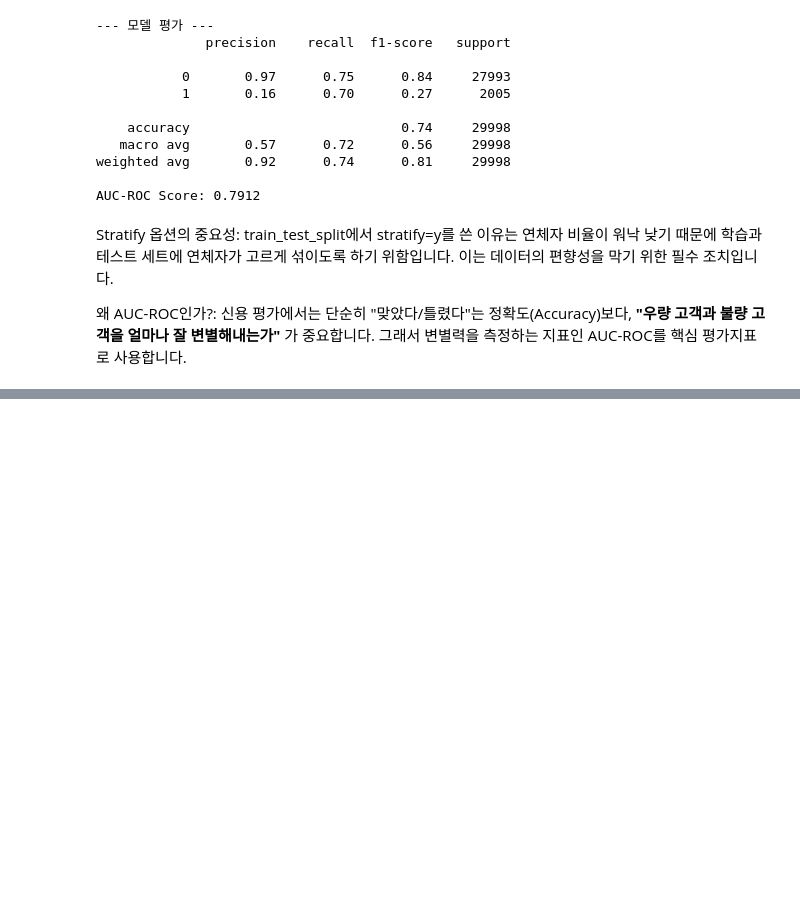
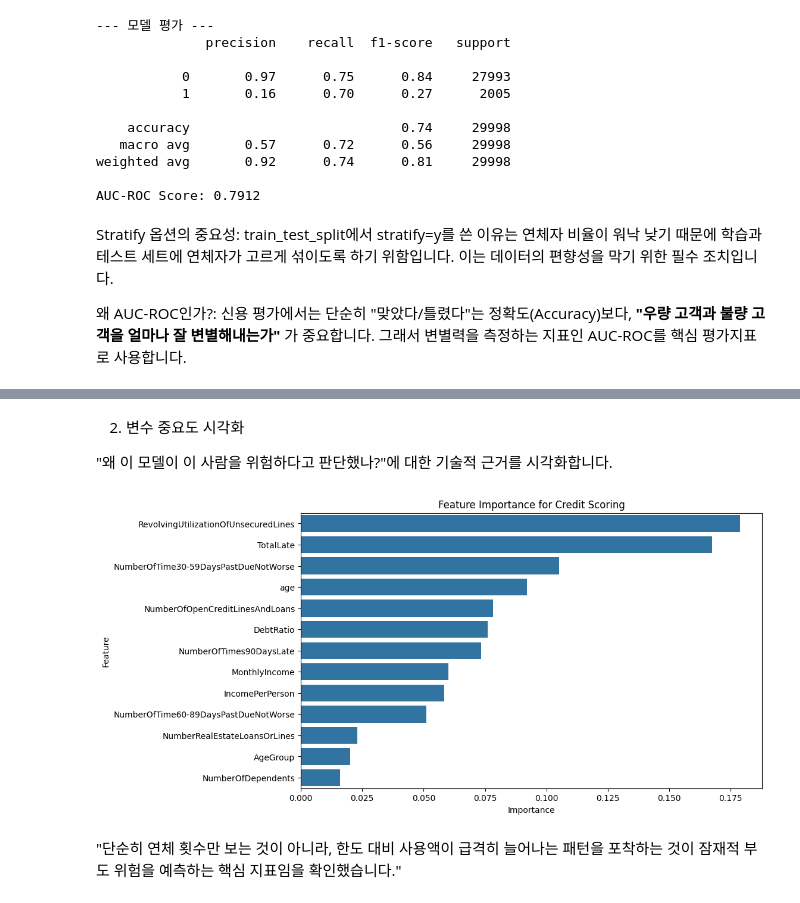
Before and after one commit to YeoHyuksoo/Financial-CreditScoring-Project, a Jupyter notebook: csm_project.ipynb, the cells around one changed output, grey strips where cells are left out. Drawn from its saved outputs; the diff is of its cells as text; code cells hidden in the pictures; blank space fills up the shorter version.

Commit message:
Enhance: Random Forest model for Credit Scoring and Feature Importance analysis

```diff
--- a/csm_project.ipynb
+++ b/csm_project.ipynb
@@ -202,0 +211,17 @@ Stratify 옵션의 중요성: train_test_split에서 stratify=y를 쓴 이유는
+# %%
+from sklearn.ensemble import RandomForestClassifier
+from sklearn.metrics import roc_auc_score, classification_report
+import matplotlib.pyplot as plt
+import seaborn as sns
+
+# 1. 모델 생성 (100개의 나무를 심어보겠습니다)
+rf_model = RandomForestClassifier(n_estimators=100, random_state=42, n_jobs=-1)
+rf_model.fit(X_train_res, y_train_res)
+
+# 2. 예측 및 평가
+rf_pred = rf_model.predict(X_test_scaled)
+rf_pred_proba = rf_model.predict_proba(X_test_scaled)[:, 1]
+
+print("--- Random Forest 모델 평가 ---")
+print(classification_report(y_test, rf_pred))
+print(f"Random Forest AUC-ROC: {roc_auc_score(y_test, rf_pred_proba):.4f}")
@@ -202,0 +240,20 @@ Stratify 옵션의 중요성: train_test_split에서 stratify=y를 쓴 이유는
+# %% [markdown]
+2. 변수 중요도 시각화
+
+"왜 이 모델이 이 사람을 위험하다고 판단했나?"에 대한 기술적 근거를 시각화합니다.
+# %%
+# 3. 변수 중요도 추출
+importances = rf_model.feature_importances_
+feature_names = X.columns
+feature_importance_df = pd.DataFrame({'Feature': feature_names, 'Importance': importances})
+feature_importance_df = feature_importance_df.sort_values(by='Importance', ascending=False)
+
+# 4. 시각화
+plt.figure(figsize=(10, 6))
+sns.barplot(x='Importance', y='Feature', data=feature_importance_df)
+plt.title('Feature Importance for Credit Scoring')
+plt.show()
+# %% [output]
+[figure, added]
+# %% [markdown]
+"단순히 연체 횟수만 보는 것이 아니라, 한도 대비 사용액이 급격히 늘어나는 패턴을 포착하는 것이 잠재적 부도 위험을 예측하는 핵심 지표임을 확인했습니다."
```
Also changed, not shown: parts of 3 cells of this notebook.
